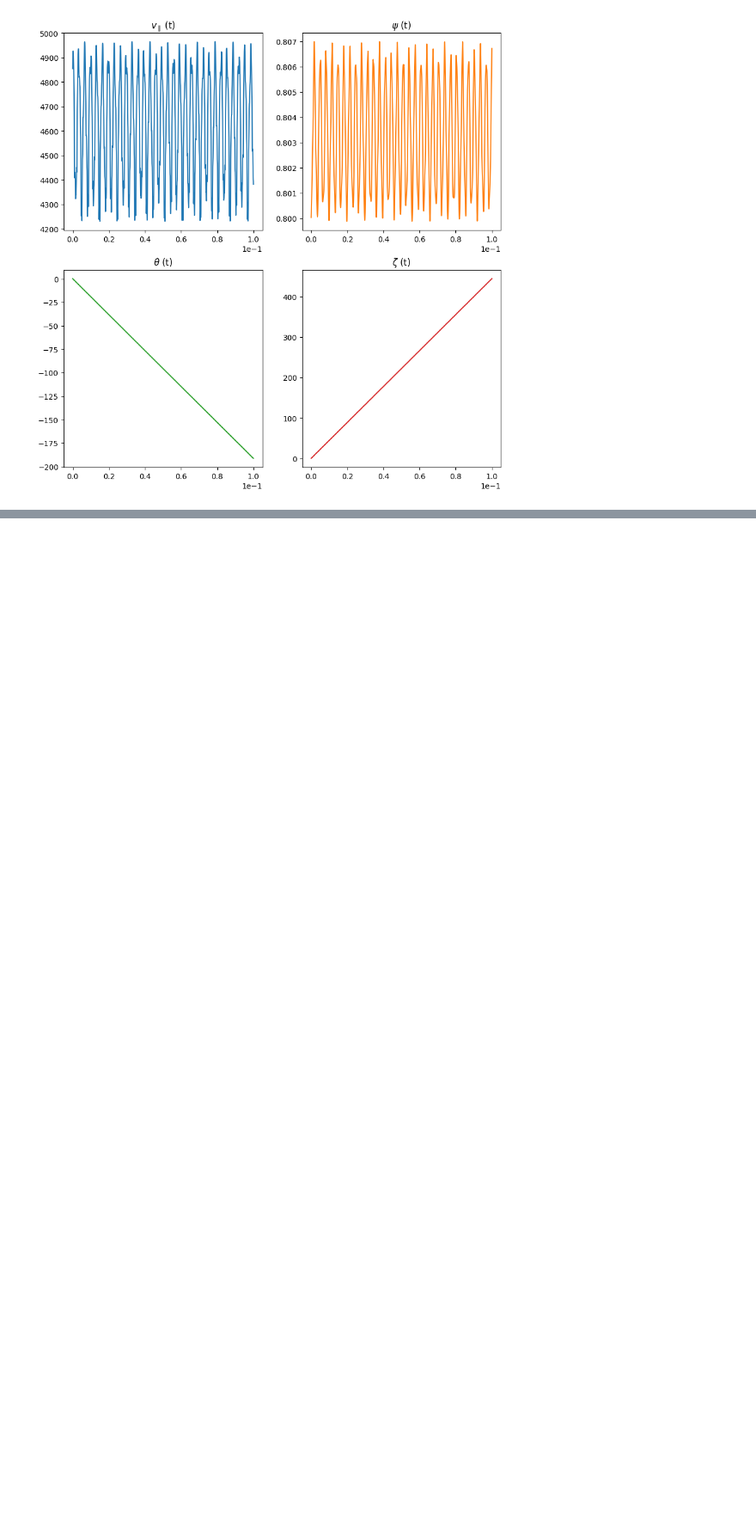
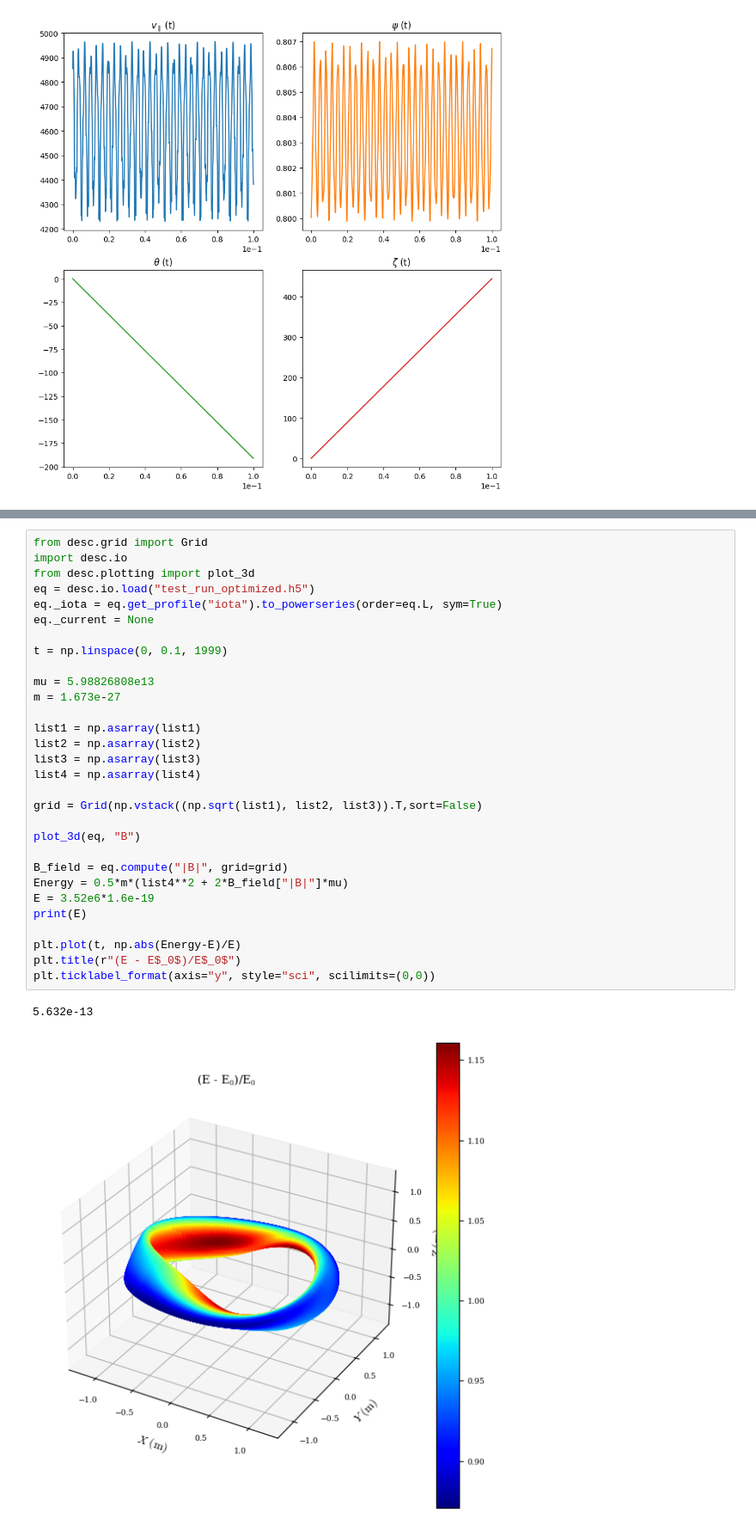
Before and after one commit to joaopedrobiu6/DPS, a Jupyter notebook: desc/data_analysis.ipynb, the cells around one changed output, grey strips where cells are left out. Shown at 86% size. Cells and saved outputs as stored; diff of their text form; blank space fills up the shorter version.

```diff
--- a/desc/data_analysis.ipynb
+++ b/desc/data_analysis.ipynb
@@ -114 +117,34 @@ plt.ticklabel_format(axis="y", style="sci", scilimits=(0,0))
 [figure]
+# %%
+from desc.grid import Grid
+import desc.io
+from desc.plotting import plot_3d
+eq = desc.io.load("test_run_optimized.h5")
+eq._iota = eq.get_profile("iota").to_powerseries(order=eq.L, sym=True)
+eq._current = None
+
+t = np.linspace(0, 0.1, 1999)
+
+mu = 5.98826808e13
+m = 1.673e-27
+
+list1 = np.asarray(list1)
+list2 = np.asarray(list2)
+list3 = np.asarray(list3)
+list4 = np.asarray(list4)
+
+grid = Grid(np.vstack((np.sqrt(list1), list2, list3)).T,sort=False)
+
+plot_3d(eq, "B")
+
+B_field = eq.compute("|B|", grid=grid)
+Energy = 0.5*m*(list4**2 + 2*B_field["|B|"]*mu)
+E = 3.52e6*1.6e-19
+print(E)
+
+plt.plot(t, np.abs(Energy-E)/E)
+plt.title(r"(E - E$_0$)/E$_0$")
+plt.ticklabel_format(axis="y", style="sci", scilimits=(0,0))
+# %% [output]
+5.632e-13
+[figure, added]
```
Also changed, not shown: parts of 1 cell of this notebook, 2 other files.
